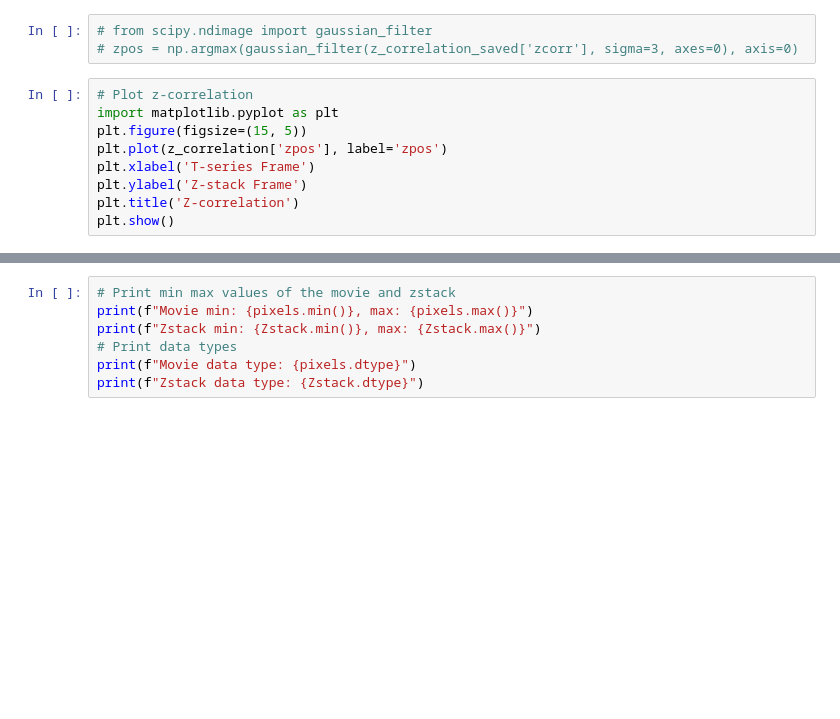
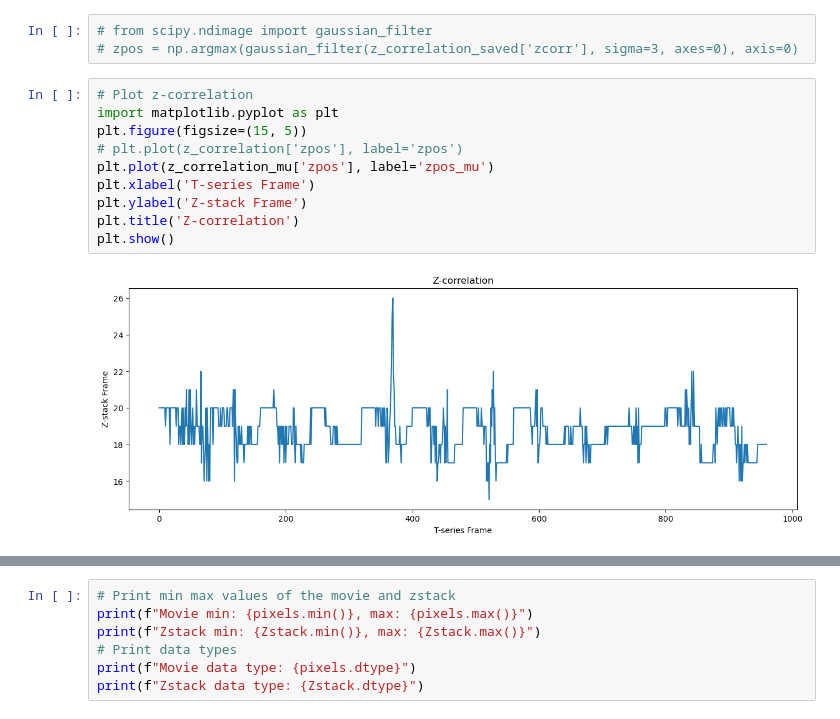
Before and after one commit to vncntprvst/2P-proc, a Jupyter notebook: Mesmerize/utils/benchmark_subtract_z_motion_patches.ipynb, the cells around one changed output, grey strips where cells are left out. Drawn from its saved outputs; the diff is of its cells as text; blank space fills up the shorter version.

```diff
--- a/Mesmerize/utils/benchmark_subtract_z_motion_patches.ipynb
+++ b/Mesmerize/utils/benchmark_subtract_z_motion_patches.ipynb
@@ -99,12 +224,15 @@ else:
 # %%
 # Plot z-correlation
 import matplotlib.pyplot as plt
 plt.figure(figsize=(15, 5))
-plt.plot(z_correlation['zpos'], label='zpos')
+# plt.plot(z_correlation['zpos'], label='zpos')
+plt.plot(z_correlation_mu['zpos'], label='zpos_mu')
 plt.xlabel('T-series Frame')
 plt.ylabel('Z-stack Frame')
 plt.title('Z-correlation')
 plt.show()
+# %% [output]
+[figure, added]
 # %%
 from caiman.mmapping import load_memmap
 from tqdm import tqdm
```
Also changed, not shown: parts of 13 cells of this notebook.
